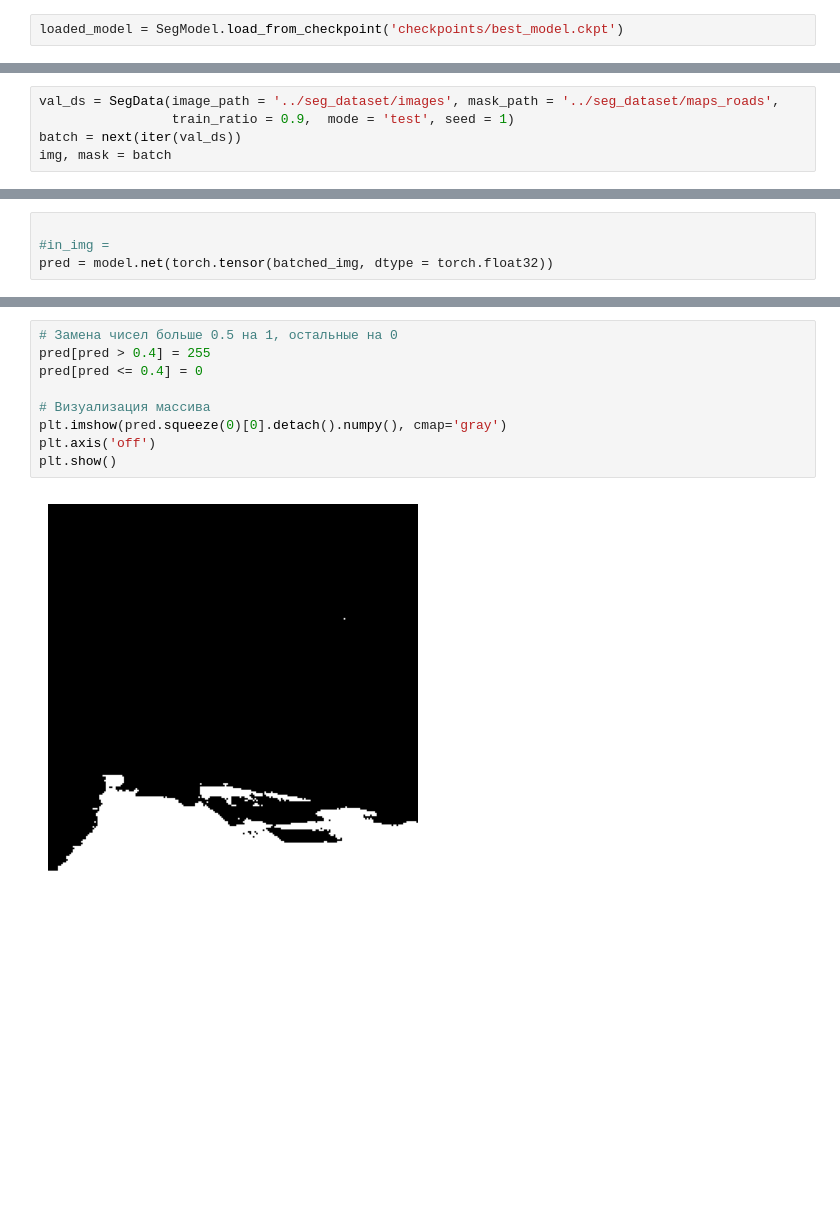
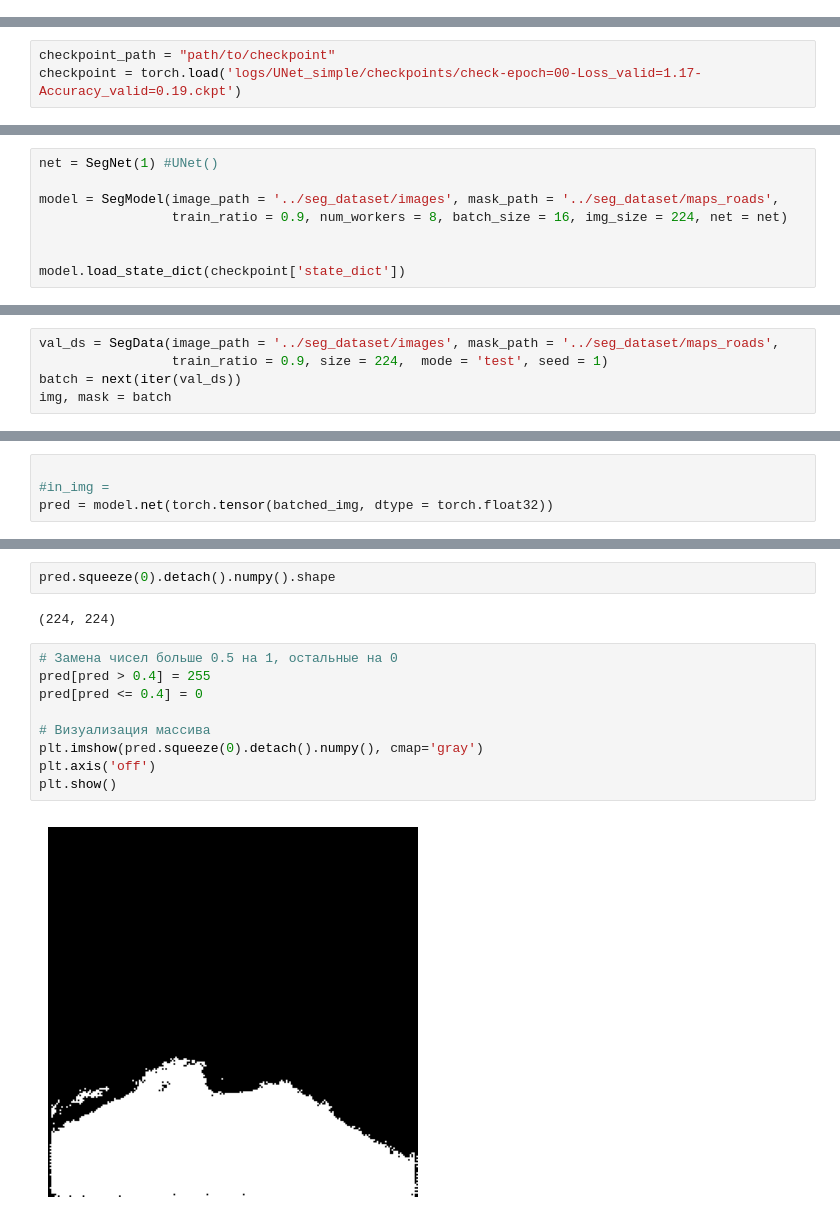
Before and after one commit to MikhailKuzm/pits_detection, a Jupyter notebook: segmantation/tmp.ipynb, the cells around one changed output, grey strips where cells are left out. Drawn from its saved outputs; the diff is of its cells as text; blank space fills up the shorter version.

```diff
--- a/segmantation/tmp.ipynb
+++ b/segmantation/tmp.ipynb
@@ -74,5 +83,3 @@ Initializing distributed: GLOBAL_RANK: 3, MEMBER: 4/8
 /home/user/.local/lib/python3.8/site-packages/pytorch_lightning/trainer/connectors/logger_connector/result.py:431: It is recommended to use `self.log('Loss_train', ..., sync_dist=True)` when logging o ...
 /home/user/.local/lib/python3.8/site-packages/pytorch_lightning/trainer/connectors/logger_connector/result.py:431: It is recommended to use `self.log('Accuracy_train', ..., sync_dist=True)` when loggi ...
 `Trainer.fit` stopped: `max_epochs=100` reached.
-# %%
-loaded_model = SegModel.load_from_checkpoint('checkpoints/best_model.ckpt')
@@ -78,0 +90,3 @@ loaded_model = SegModel.load_from_checkpoint('checkpoints/best_model.ckpt')
+# %%
+checkpoint_path = "path/to/checkpoint"
+checkpoint = torch.load('logs/UNet_simple/checkpoints/check-epoch=00-Loss_valid=1.17-Accuracy_valid=0.19.ckpt')
@@ -78,0 +97,8 @@ loaded_model = SegModel.load_from_checkpoint('checkpoints/best_model.ckpt')
+# %%
+net = SegNet(1) #UNet()
+
+model = SegModel(image_path = '../seg_dataset/images', mask_path = '../seg_dataset/maps_roads',
+                 train_ratio = 0.9, num_workers = 8, batch_size = 16, img_size = 224, net = net)
+
+
+model.load_state_dict(checkpoint['state_dict'])
@@ -83,7 +111,7 @@ import numpy as np
 import torch
 # %%
 val_ds = SegData(image_path = '../seg_dataset/images', mask_path = '../seg_dataset/maps_roads',
-                 train_ratio = 0.9,  mode = 'test', seed = 1)
+                 train_ratio = 0.9, size = 224,  mode = 'test', seed = 1)
 batch = next(iter(val_ds))
 img, mask = batch
 # %%
@@ -108,14 +140,18 @@ plt.show()
+# %%
+pred.squeeze(0).detach().numpy().shape
+# %% [output]
+(224, 224)
 # %%
 # Замена чисел больше 0.5 на 1, остальные на 0
 pred[pred > 0.4] = 255
 pred[pred <= 0.4] = 0
 
 # Визуализация массива
-plt.imshow(pred.squeeze(0)[0].detach().numpy(), cmap='gray')
+plt.imshow(pred.squeeze(0).detach().numpy(), cmap='gray')
 plt.axis('off')
 plt.show()
 # %% [output]
-[figure, old version]
+[figure, new version]
 # %%
 # Визуализация массива
 plt.imshow(batched_mask[0], cmap='gray')
```
Also changed, not shown: parts of 23 cells of this notebook, 11 other files.
